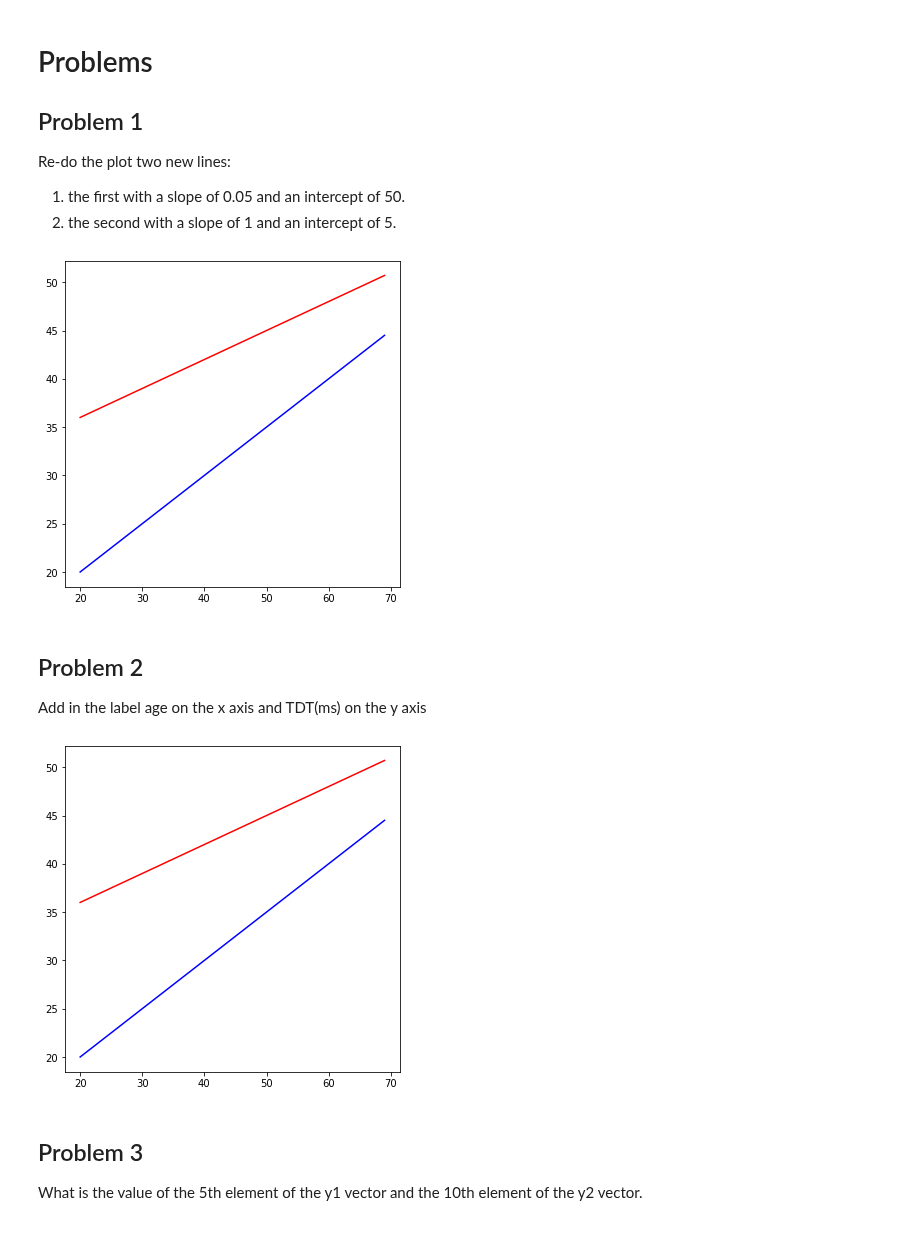
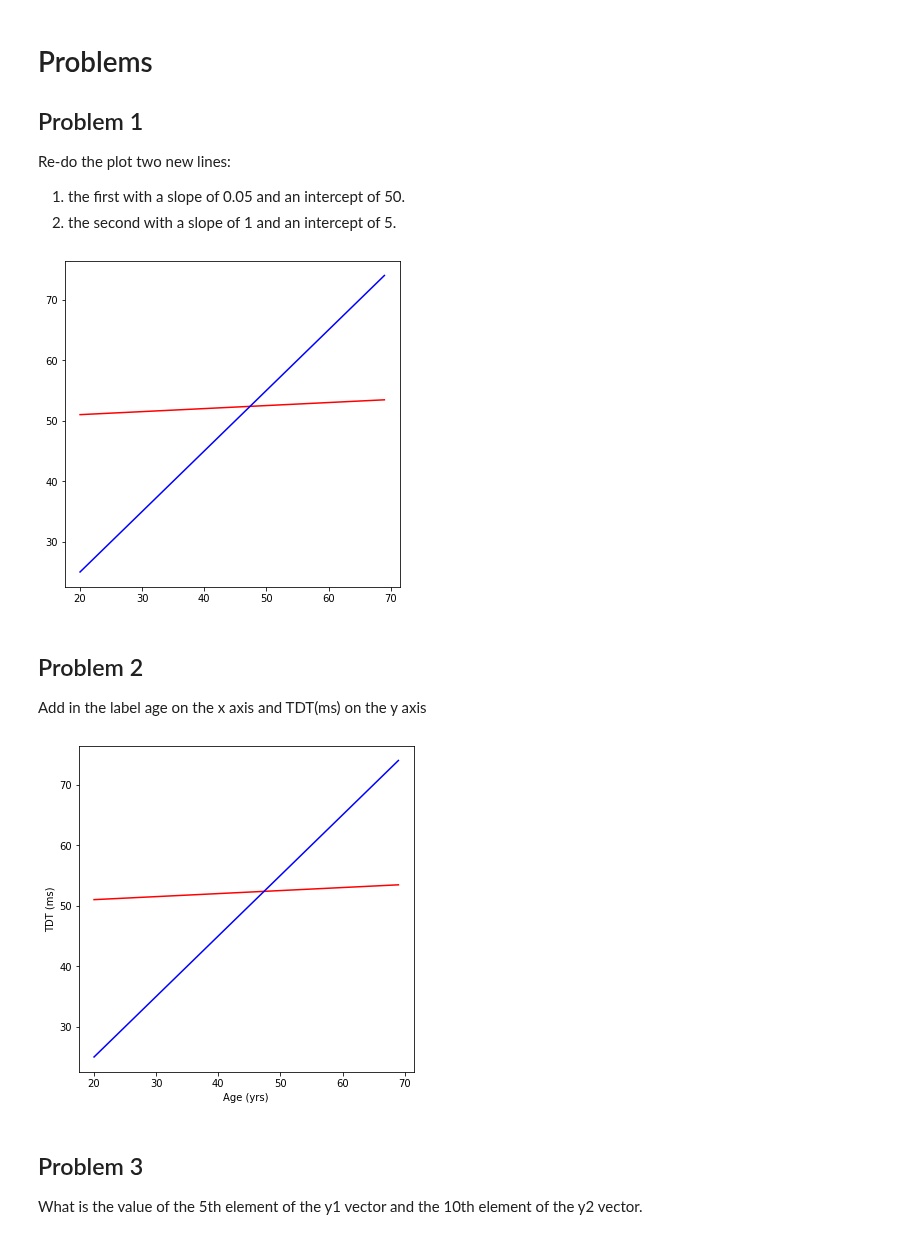
Before and after one commit to john-s-butler-dit/Basic-Introduction-to-Python, a Jupyter notebook: W1T2 Two Lines.ipynb, the cells around one changed output. Saved outputs shown, nothing was run; the diff lists cells and outputs as text; code cells hidden in the pictures.

```diff
--- a/W1T2 Two Lines.ipynb
+++ b/W1T2 Two Lines.ipynb
@@ -68,27 +68,40 @@ Re-do the plot two new lines:
 ##############################################################################
 
 
+##############################################################################
+#######################ANSWER#################################
+m1=0.05
+c1=50
+m2=1
+c2=5
+
+y1= m1*x+c1
+y2= m2*x+c2
+##############################################################################
+
 fig = plt.figure(figsize=(6,6))
 plt.plot(x,y1,'-',color='red')
 plt.plot(x,y2,'-',color='blue')
 plt.show()
 # %% [output]
-[figure, old version]
+[figure, new version]
 # %% [markdown]
 ## Problem 2
 Add in the label age on the x axis and TDT(ms) on the y axis
 # %%
 ##############################################################################
-## TO DO: change the plot function to plot a different coloured line.
+## TO DO: change the labels
 ##############################################################################
 fig = plt.figure(figsize=(6,6)) # This setups the size of the figure
 plt.plot(x,y1,'-',color='red')
 plt.plot(x,y2,'-',color='blue')
-plt.xlabel('')
-plt.ylabel('')
+#######################ANSWER#################################
+plt.xlabel('Age (yrs)')
+plt.ylabel('TDT (ms)')
+#######################ANSWER#################################
 plt.show() # This plots the figure
 # %% [output]
-[figure, old version]
+[figure, new version]
 # %% [markdown]
 ## Problem 3
 What is the value of the 5th element of the y1 vector and the 10th element of the y2 vector.
```
Also changed, not shown: parts of 3 cells of this notebook.
